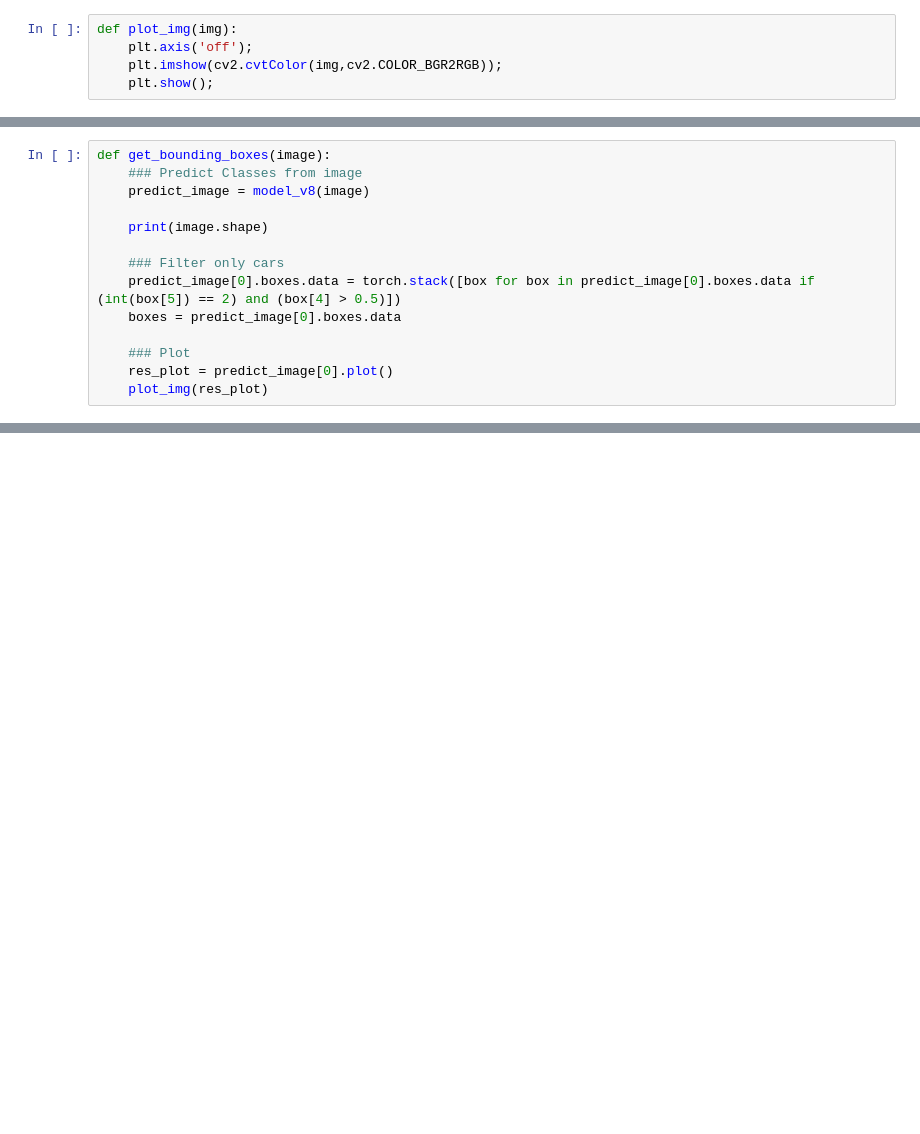
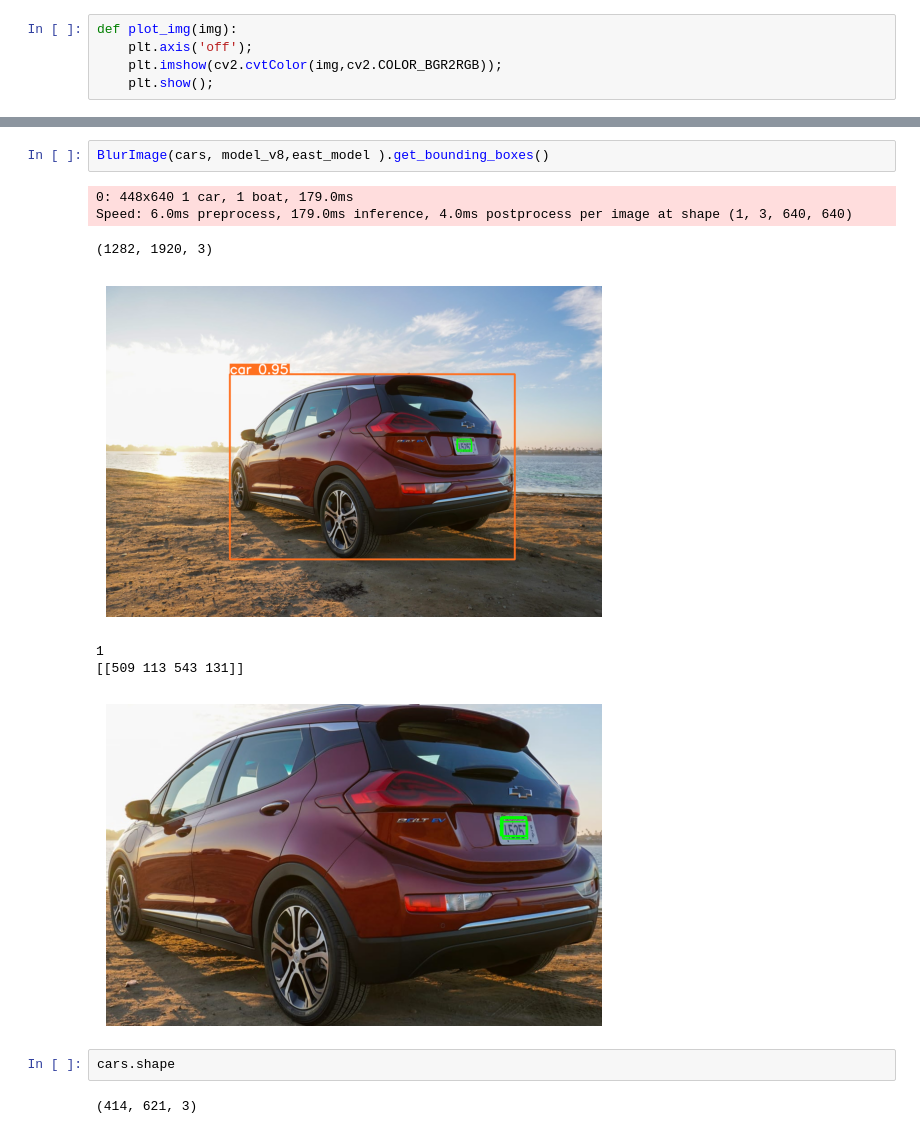
Before and after one commit to HordesOfGhost/Learning_OpenCV, a Jupyter notebook: Complete_Flow_Blur/test.ipynb, the cells around one changed output, grey strips where cells are left out. Drawn from its saved outputs; the diff is of its cells as text; blank space fills up the shorter version.

```diff
--- a/Complete_Flow_Blur/test.ipynb
+++ b/Complete_Flow_Blur/test.ipynb
@@ -37,14 +34,0 @@ def plot_img(img):
-# %%
-def get_bounding_boxes(image):
-    ### Predict Classes from image
-    predict_image = model_v8(image)
-
-    print(image.shape)
-
-    ### Filter only cars
-    predict_image[0].boxes.data = torch.stack([box for box in predict_image[0].boxes.data if (int(box[5]) == 2) and (box[4] > 0.5)])
-    boxes = predict_image[0].boxes.data
-
-    ### Plot
-    res_plot = predict_image[0].plot()
-    plot_img(res_plot)
@@ -77,0 +155,14 @@ def detect_text_from_image()
+# %%
+BlurImage(cars, model_v8,east_model ).get_bounding_boxes()
+# %% [output]
+0: 448x640 1 car, 1 boat, 179.0ms
+Speed: 6.0ms preprocess, 179.0ms inference, 4.0ms postprocess per image at shape (1, 3, 640, 640)
+(1282, 1920, 3)
+[figure, added]
+1
+[[509 113 543 131]]
+[figure, added]
+# %%
+cars.shape
+# %% [output]
+(414, 621, 3)
```
Also changed, not shown: parts of 7 cells of this notebook, 14 other files.
